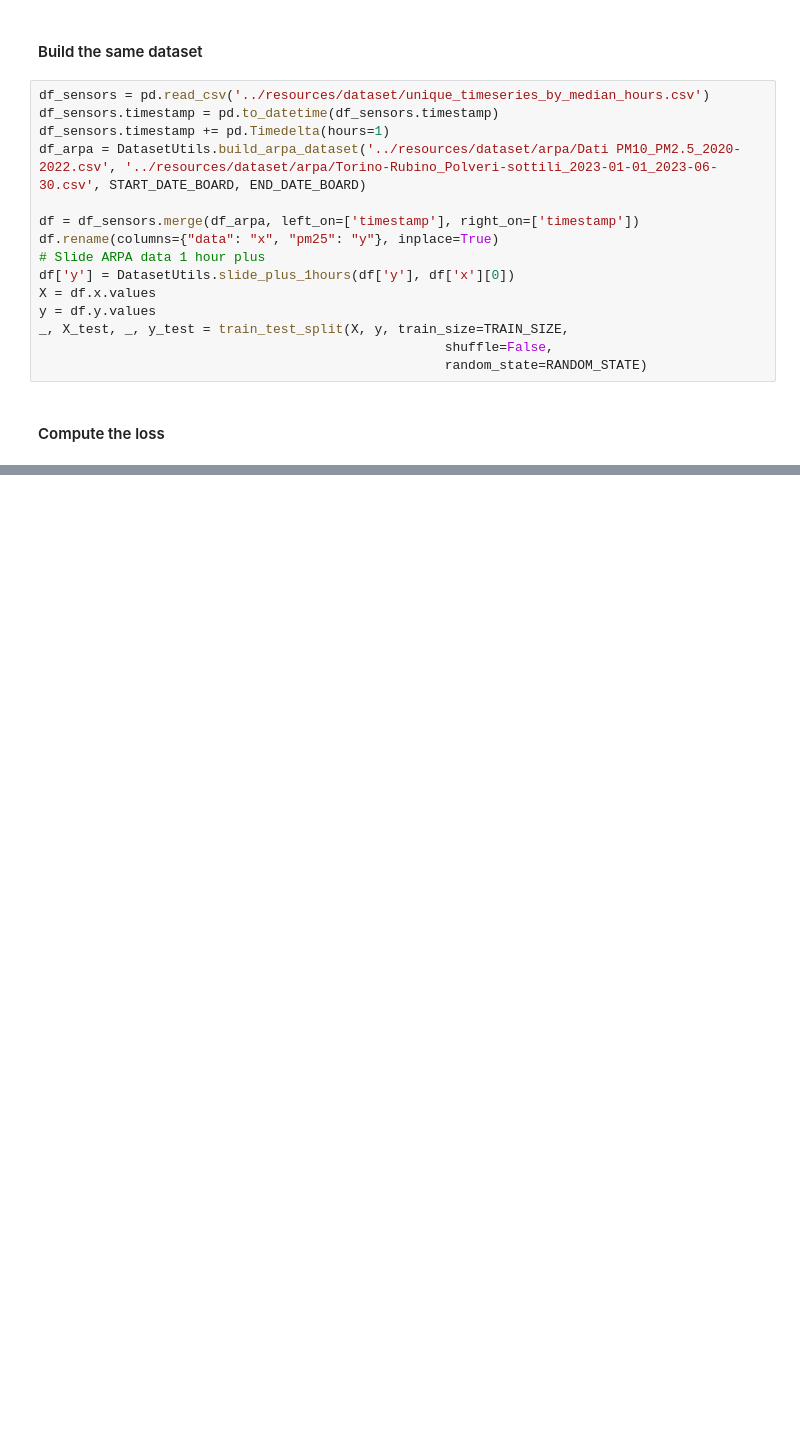
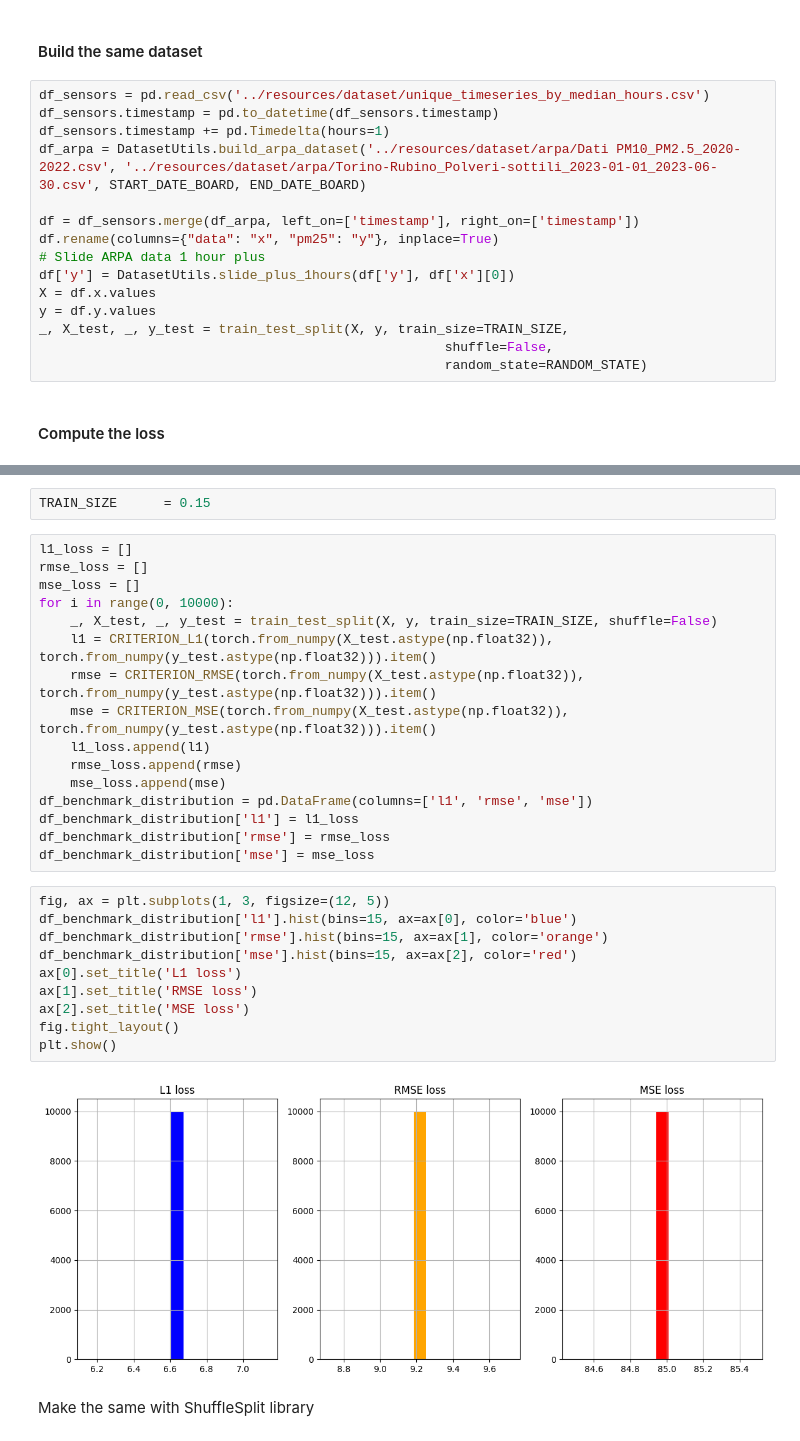
Before and after one commit to lolloberga/quantum_weather_station, a Jupyter notebook: notebooks/5_benchmark_loss.ipynb, the cells around one changed output, grey strips where cells are left out. Drawn from its saved outputs; the diff is of its cells as text; blank space fills up the shorter version.

```diff
--- a/notebooks/5_benchmark_loss.ipynb
+++ b/notebooks/5_benchmark_loss.ipynb
@@ -89,0 +170,32 @@ CRITERION_MSE(torch.from_numpy(X_test.astype(np.float32)), torch.from_numpy(y_te
+# %%
+TRAIN_SIZE      = 0.15
+# %%
+l1_loss = []
+rmse_loss = []
+mse_loss = []
+for i in range(0, 10000):
+    _, X_test, _, y_test = train_test_split(X, y, train_size=TRAIN_SIZE, shuffle=False)
+    l1 = CRITERION_L1(torch.from_numpy(X_test.astype(np.float32)), torch.from_numpy(y_test.astype(np.float32))).item()
+    rmse = CRITERION_RMSE(torch.from_numpy(X_test.astype(np.float32)), torch.from_numpy(y_test.astype(np.float32))).item()
+    mse = CRITERION_MSE(torch.from_numpy(X_test.astype(np.float32)), torch.from_numpy(y_test.astype(np.float32))).item()
+    l1_loss.append(l1)
+    rmse_loss.append(rmse)
+    mse_loss.append(mse)
+df_benchmark_distribution = pd.DataFrame(columns=['l1', 'rmse', 'mse'])
+df_benchmark_distribution['l1'] = l1_loss
+df_benchmark_distribution['rmse'] = rmse_loss
+df_benchmark_distribution['mse'] = mse_loss
+# %%
+fig, ax = plt.subplots(1, 3, figsize=(12, 5))
+df_benchmark_distribution['l1'].hist(bins=15, ax=ax[0], color='blue')
+df_benchmark_distribution['rmse'].hist(bins=15, ax=ax[1], color='orange')
+df_benchmark_distribution['mse'].hist(bins=15, ax=ax[2], color='red')
+ax[0].set_title('L1 loss')
+ax[1].set_title('RMSE loss')
+ax[2].set_title('MSE loss')
+fig.tight_layout()
+plt.show()
+# %% [output]
+[figure, added]
+# %% [markdown]
+Make the same with ShuffleSplit library
```
Also changed, not shown: parts of 19 cells of this notebook.
